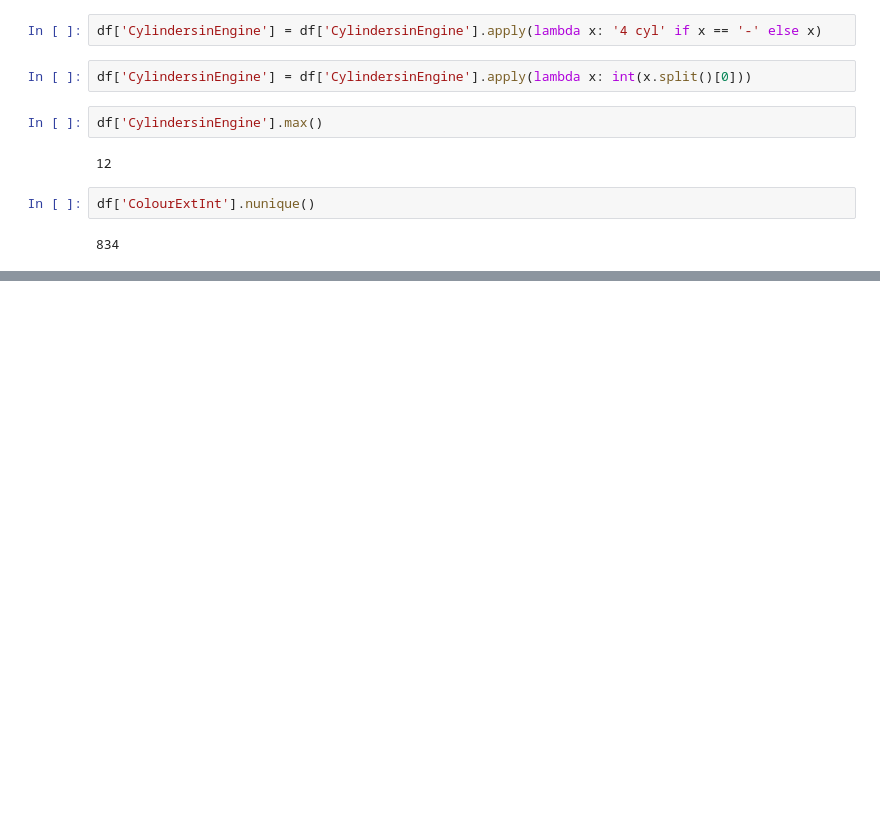
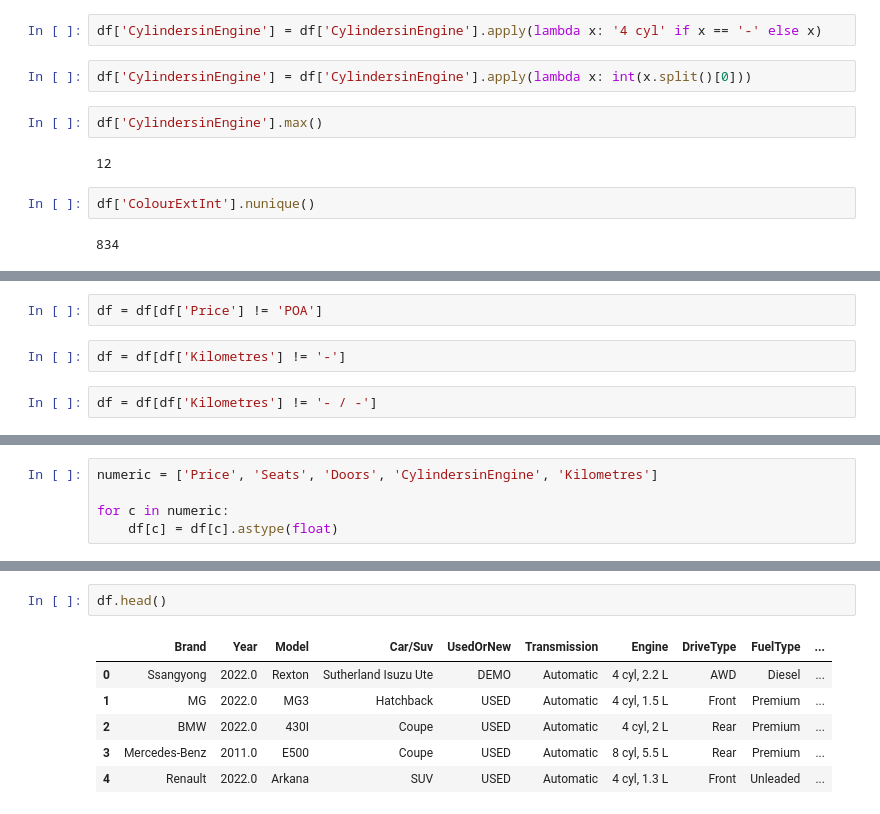
Before and after one commit to Venchislav/Neural-Networks, a Jupyter notebook: main.ipynb, the cells around one changed output, grey strips where cells are left out. Saved outputs shown, nothing was run; the diff lists cells and outputs as text; blank space fills up the shorter version.

```diff
--- a/main.ipynb
+++ b/main.ipynb
@@ -225,0 +281,6 @@ df['ColourExtInt'].nunique()
+# %%
+df = df[df['Price'] != 'POA']
+# %%
+df = df[df['Kilometres'] != '-']
+# %%
+df = df[df['Kilometres'] != '- / -']
@@ -225,0 +307,5 @@ df['ColourExtInt'].nunique()
+# %%
+numeric = ['Price', 'Seats', 'Doors', 'CylindersinEngine', 'Kilometres']
+
+for c in numeric:
+    df[c] = df[c].astype(float)
@@ -225,0 +327,9 @@ df['ColourExtInt'].nunique()
+# %%
+df.head()
+# %% [output]
+|  | Brand | Year | Model | Car/Suv | UsedOrNew | Transmission | Engine | DriveType | FuelType | ... |
+| 0 | Ssangyong | 2022.0 | Rexton | Sutherland Isuzu Ute | DEMO | Automatic | 4 cyl, 2.2 L | AWD | Diesel | ... |
+| 1 | MG | 2022.0 | MG3 | Hatchback | USED | Automatic | 4 cyl, 1.5 L | Front | Premium | ... |
+| 2 | BMW | 2022.0 | 430I | Coupe | USED | Automatic | 4 cyl, 2 L | Rear | Premium | ... |
+| 3 | Mercedes-Benz | 2011.0 | E500 | Coupe | USED | Automatic | 8 cyl, 5.5 L | Rear | Premium | ... |
+| 4 | Renault | 2022.0 | Arkana | SUV | USED | Automatic | 4 cyl, 1.3 L | Front | Unleaded | ... |
```
Also changed, not shown: parts of 8 cells of this notebook.
